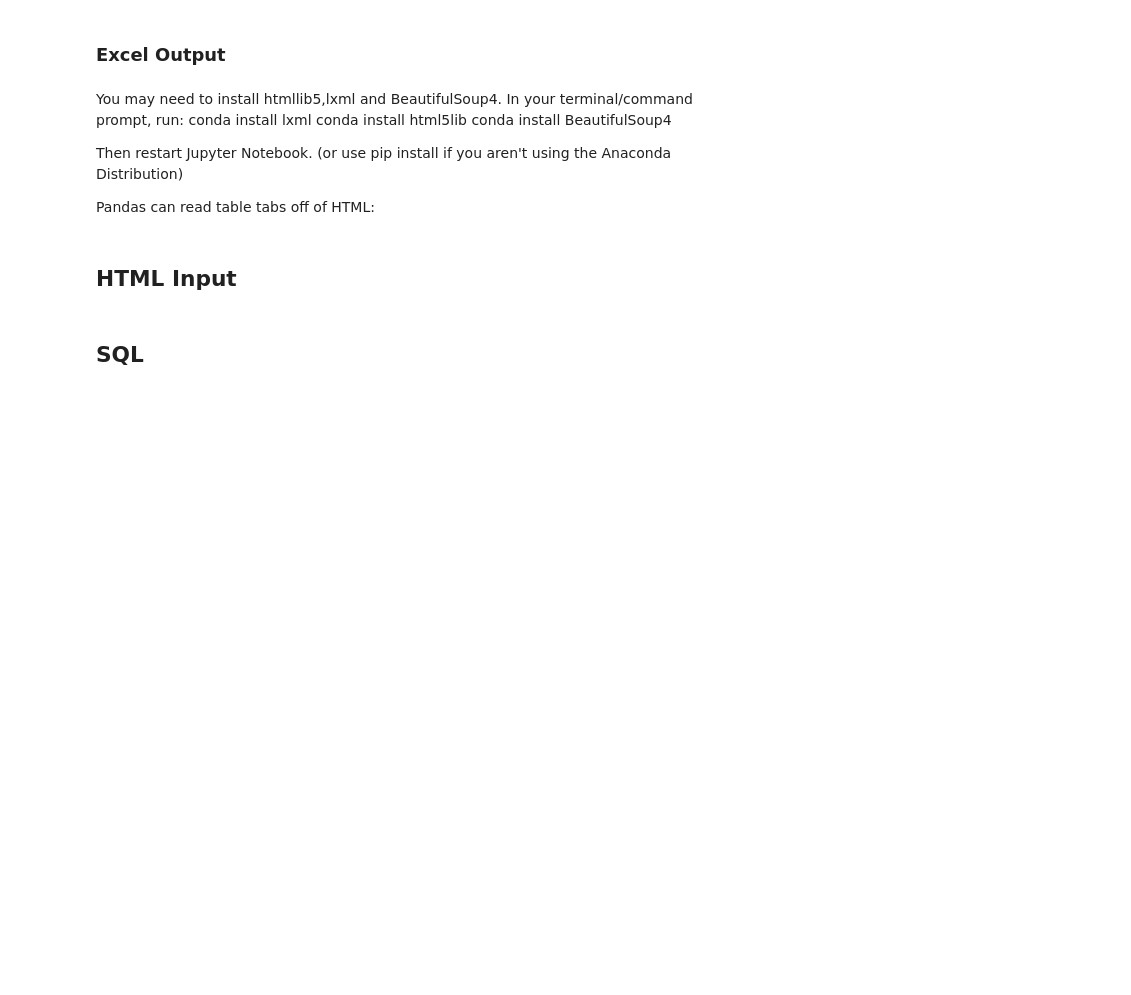
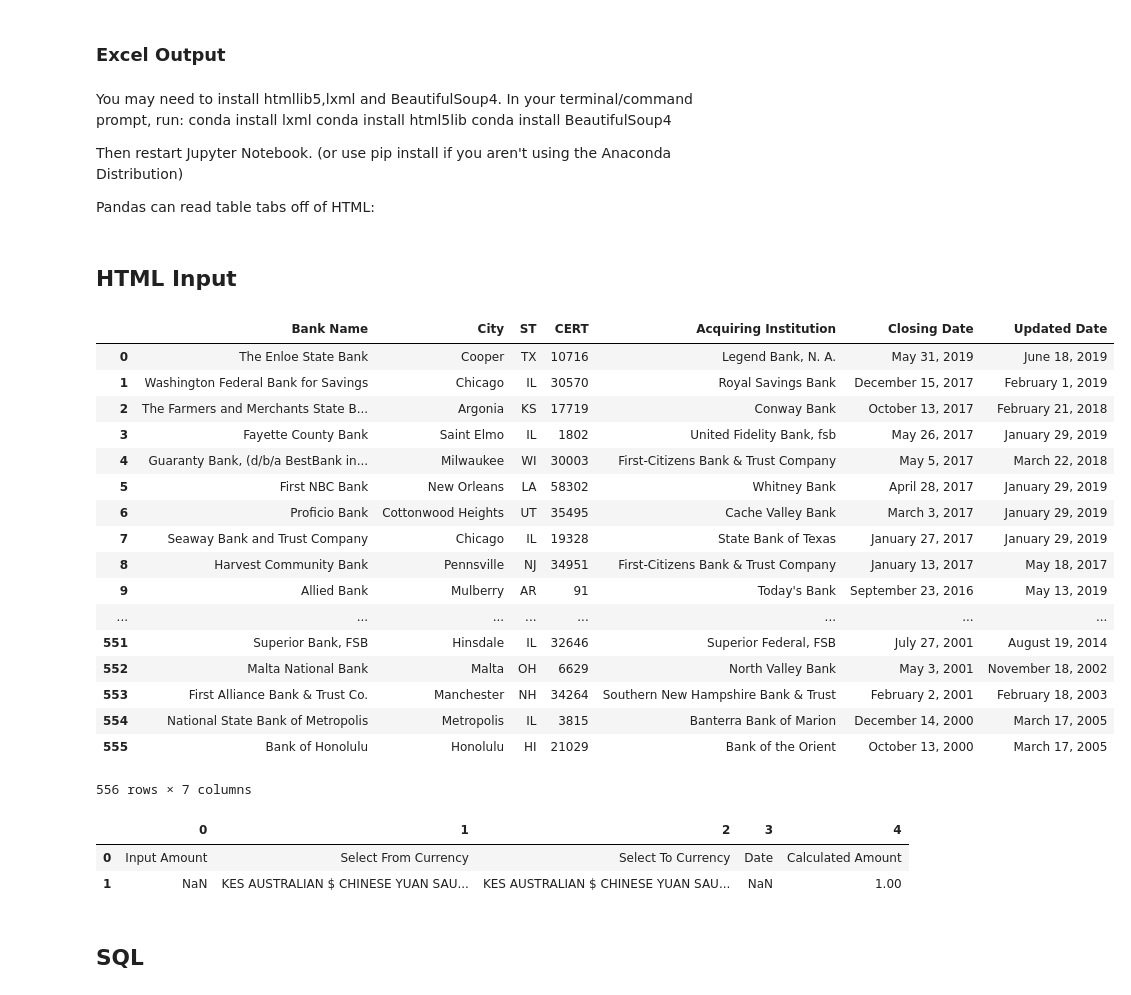
Before and after one commit to tedthiaka/python_programming, a Jupyter notebook: Data Input and Output bootcamp.ipynb, the cells around one changed output. Cells and saved outputs as stored; diff of their text form; code cells hidden in the pictures; blank space fills up the shorter version.

```diff
--- a/Data Input and Output bootcamp.ipynb
+++ b/Data Input and Output bootcamp.ipynb
@@ -81,7 +81,33 @@ Pandas can read table tabs off of HTML:
 # %% [markdown]
 ## HTML Input
 # %%
-df.read_html('http://www.fdic.gov/bank/individual/failed/banklist.html')
-df.read_html('https://centralbank.co.ke/')
+df_html = pd.read_html('http://www.fdic.gov/bank/individual/failed/banklist.html')
+df_html[0]
+# %% [output]
+|  | Bank Name | City | ST | CERT | Acquiring Institution | Closing Date | Updated Date |
+| 0 | The Enloe State Bank | Cooper | TX | 10716 | Legend Bank, N. A. | May 31, 2019 | June 18, 2019 |
+| 1 | Washington Federal Bank for Savings | Chicago | IL | 30570 | Royal Savings Bank | December 15, 2017 | February 1, 2019 |
+| 2 | The Farmers and Merchants State B... | Argonia | KS | 17719 | Conway Bank | October 13, 2017 | February 21, 2018 |
+| 3 | Fayette County Bank | Saint Elmo | IL | 1802 | United Fidelity Bank, fsb | May 26, 2017 | January 29, 2019 |
+| 4 | Guaranty Bank, (d/b/a BestBank in... | Milwaukee | WI | 30003 | First-Citizens Bank & Trust Company | May 5, 2017 | March 22, 2018 |
+| 5 | First NBC Bank | New Orleans | LA | 58302 | Whitney Bank | April 28, 2017 | January 29, 2019 |
+| 6 | Proficio Bank | Cottonwood Heights | UT | 35495 | Cache Valley Bank | March 3, 2017 | January 29, 2019 |
+| 7 | Seaway Bank and Trust Company | Chicago | IL | 19328 | State Bank of Texas | January 27, 2017 | January 29, 2019 |
+| 8 | Harvest Community Bank | Pennsville | NJ | 34951 | First-Citizens Bank & Trust Company | January 13, 2017 | May 18, 2017 |
+| 9 | Allied Bank | Mulberry | AR | 91 | Today's Bank | September 23, 2016 | May 13, 2019 |
+| ... | ... | ... | ... | ... | ... | ... | ... |
+| 551 | Superior Bank, FSB | Hinsdale | IL | 32646 | Superior Federal, FSB | July 27, 2001 | August 19, 2014 |
+| 552 | Malta National Bank | Malta | OH | 6629 | North Valley Bank | May 3, 2001 | November 18, 2002 |
+| 553 | First Alliance Bank & Trust Co. | Manchester | NH | 34264 | Southern New Hampshire Bank & Trust | February 2, 2001 | February 18, 2003 |
+| 554 | National State Bank of Metropolis | Metropolis | IL | 3815 | Banterra Bank of Marion | December 14, 2000 | March 17, 2005 |
+| 555 | Bank of Honolulu | Honolulu | HI | 21029 | Bank of the Orient | October 13, 2000 | March 17, 2005 |
+556 rows × 7 columns
+# %%
+df_html1 = pd.read_html('http://www.centralbank.go.ke/forex')
+df_html1[0]
+# %% [output]
+|  | 0 | 1 | 2 | 3 | 4 |
+| 0 | Input Amount | Select From Currency | Select To Currency | Date | Calculated Amount |
+| 1 | NaN | KES AUSTRALIAN $ CHINESE YUAN SAU... | KES AUSTRALIAN $ CHINESE YUAN SAU... | NaN | 1.00 |
 # %% [markdown]
 ## SQL
```
Also changed, not shown: parts of 8 cells of this notebook, 1 other file.
